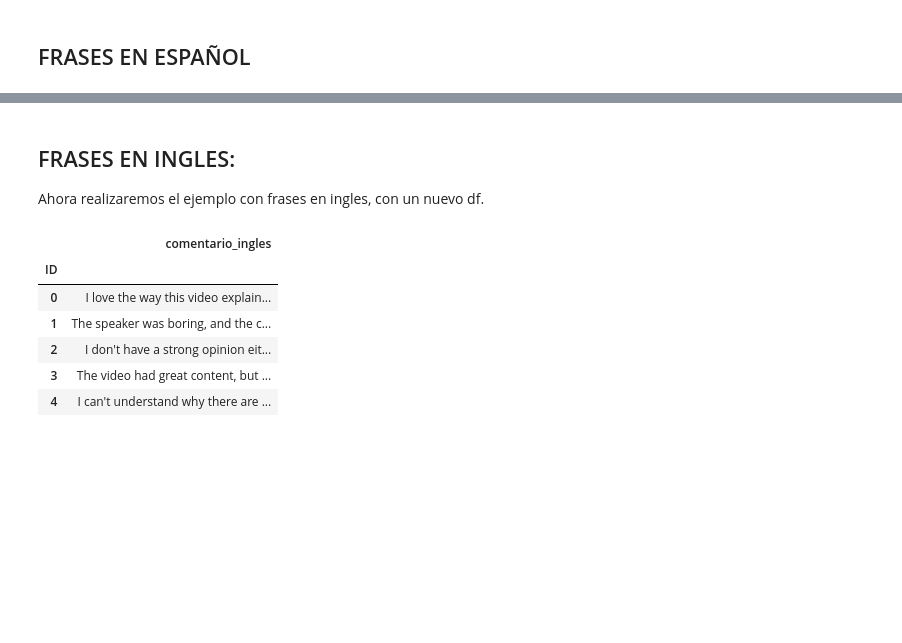
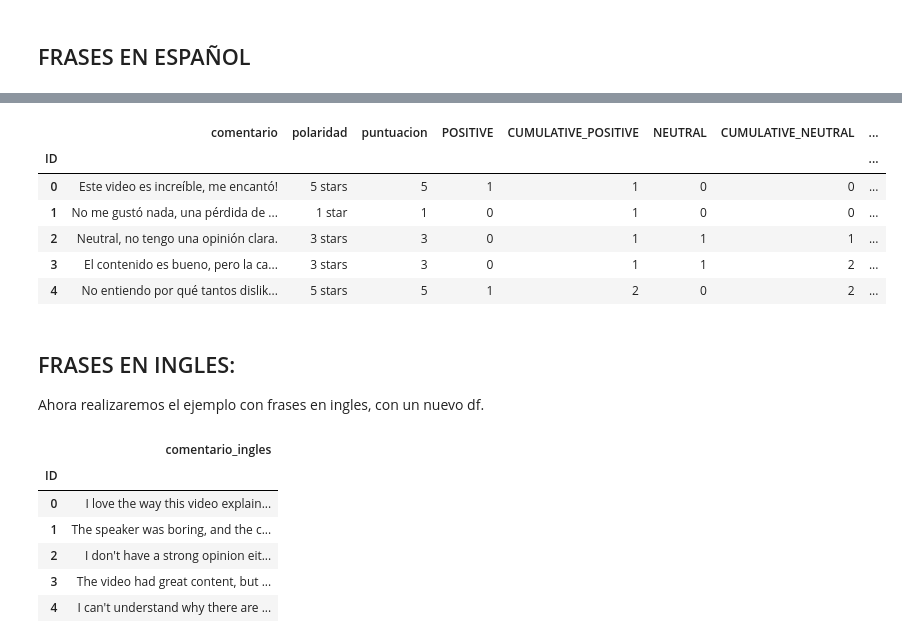
Before and after one commit to Martinerramuspe/NLP_PROJECTS, a Jupyter notebook: 01_proyecto/PARTE_02(EMBEDDINGS)/Polaridad_con_estrellas.ipynb, the cells around one changed output, grey strips where cells are left out. Drawn from its saved outputs; the diff is of its cells as text; code cells hidden in the pictures; blank space fills up the shorter version.

```diff
--- a/01_proyecto/PARTE_02(EMBEDDINGS)/Polaridad_con_estrellas.ipynb
+++ b/01_proyecto/PARTE_02(EMBEDDINGS)/Polaridad_con_estrellas.ipynb
@@ -44,3 +58,30 @@ NameError: name 'df' is not defined
+# %%
+df['puntuacion'] = df['polaridad'].apply(extraer_numeros)
+# %%
+def positive(puntuacion):
+    return 1 if puntuacion in [4, 5] else 0
+df['POSITIVE'] = df['puntuacion'].apply(positive)
+df['CUMULATIVE_POSITIVE'] = df['POSITIVE'].cumsum()
+# %%
+def neutral(puntuacion):
+    return 1 if puntuacion in [3] else 0
+df['NEUTRAL'] = df['puntuacion'].apply(neutral)
+df['CUMULATIVE_NEUTRAL'] = df['NEUTRAL'].cumsum()
+# %%
+def negative(puntuacion):
+    return 1 if puntuacion in [1, 2] else 0
+df['NEGATIVE'] = df['puntuacion'].apply(negative)
+df['CUMULATIVE_NEGATIVE'] = df['NEGATIVE'].cumsum()
+# %%
+df
+# %% [output]
+|  | comentario | polaridad | puntuacion | POSITIVE | CUMULATIVE_POSITIVE | NEUTRAL | CUMULATIVE_NEUTRAL | ... |
+| ID |  |  |  |  |  |  |  | ... |
+| 0 | Este video es increíble, me encantó! | 5 stars | 5 | 1 | 1 | 0 | 0 | ... |
+| 1 | No me gustó nada, una pérdida de ... | 1 star | 1 | 0 | 1 | 0 | 0 | ... |
+| 2 | Neutral, no tengo una opinión clara. | 3 stars | 3 | 0 | 1 | 1 | 1 | ... |
+| 3 | El contenido es bueno, pero la ca... | 3 stars | 3 | 0 | 1 | 1 | 2 | ... |
+| 4 | No entiendo por qué tantos dislik... | 5 stars | 5 | 1 | 2 | 0 | 2 | ... |
 # %% [markdown]
 ## FRASES EN INGLES:
 Ahora realizaremos el ejemplo con frases en ingles, con un nuevo df.
```
Also changed, not shown: parts of 4 cells of this notebook, 1 other file.
